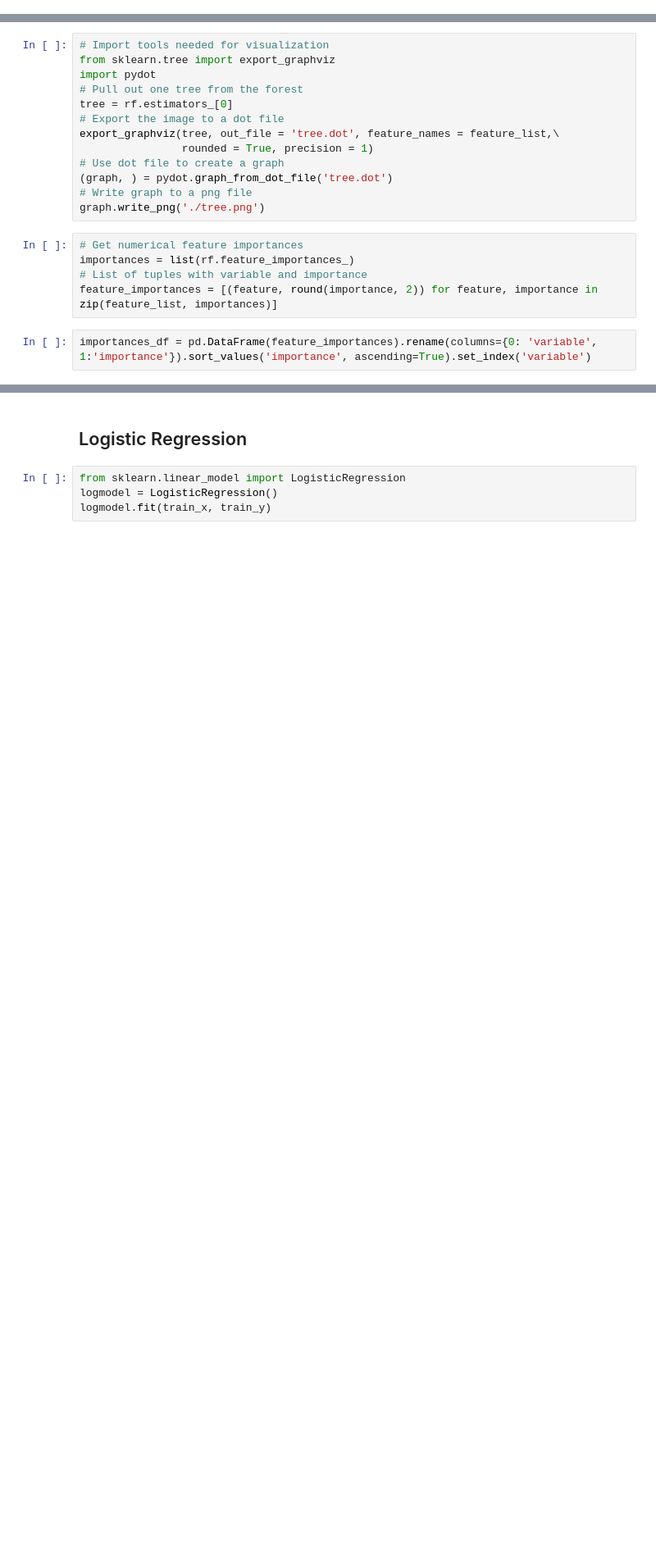
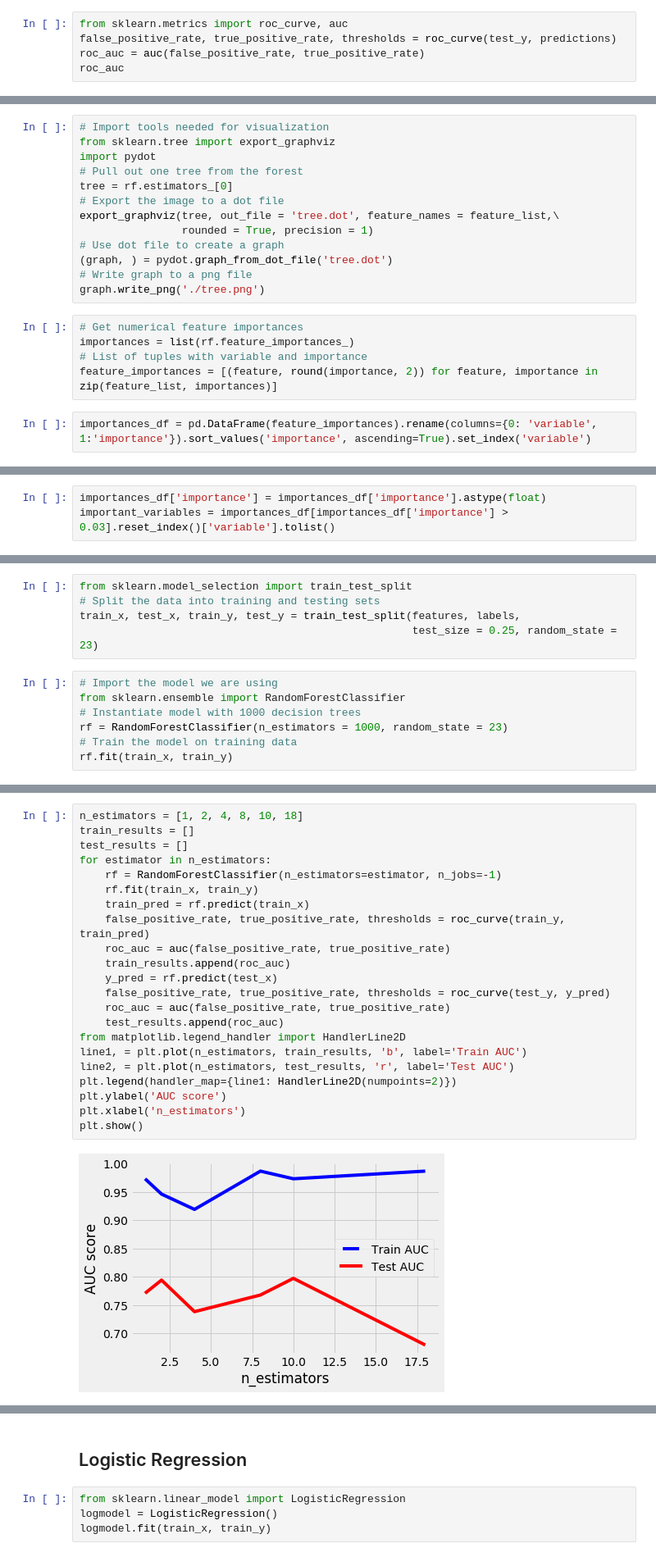
Before and after one commit to azawalich/unravelin-code-test-data-science, a Jupyter notebook: zadanie.ipynb, the cells around one changed output, grey strips where cells are left out. Shown at 82% size. Drawn from its saved outputs; the diff is of its cells as text; blank space fills up the shorter version.

Commit message:
adding model regularization techniques

```diff
--- a/zadanie.ipynb
+++ b/zadanie.ipynb
@@ -475,3 +475,8 @@ confusion_matrix(test_y, predictions)
 # %% [output]
 array([[18,  1],
        [ 7, 10]])
+# %%
+from sklearn.metrics import roc_curve, auc
+false_positive_rate, true_positive_rate, thresholds = roc_curve(test_y, predictions)
+roc_auc = auc(false_positive_rate, true_positive_rate)
+roc_auc
@@ -519,0 +513,3 @@ plt.ylabel('Importance'); plt.xlabel('Variable'); plt.title('Variable Importance
+# %%
+importances_df['importance'] = importances_df['importance'].astype(float)
+important_variables = importances_df[importances_df['importance'] > 0.03].reset_index()['variable'].tolist()
@@ -519,0 +528,12 @@ plt.ylabel('Importance'); plt.xlabel('Variable'); plt.title('Variable Importance
+# %%
+from sklearn.model_selection import train_test_split
+# Split the data into training and testing sets
+train_x, test_x, train_y, test_y = train_test_split(features, labels,
+                                                    test_size = 0.25, random_state = 23)
+# %%
+# Import the model we are using
+from sklearn.ensemble import RandomForestClassifier
+# Instantiate model with 1000 decision trees
+rf = RandomForestClassifier(n_estimators = 1000, random_state = 23)
+# Train the model on training data
+rf.fit(train_x, train_y)
@@ -519,0 +565,24 @@ plt.ylabel('Importance'); plt.xlabel('Variable'); plt.title('Variable Importance
+# %%
+n_estimators = [1, 2, 4, 8, 10, 18]
+train_results = []
+test_results = []
+for estimator in n_estimators:
+    rf = RandomForestClassifier(n_estimators=estimator, n_jobs=-1)
+    rf.fit(train_x, train_y)
+    train_pred = rf.predict(train_x)
+    false_positive_rate, true_positive_rate, thresholds = roc_curve(train_y, train_pred)
+    roc_auc = auc(false_positive_rate, true_positive_rate)
+    train_results.append(roc_auc)
+    y_pred = rf.predict(test_x)
+    false_positive_rate, true_positive_rate, thresholds = roc_curve(test_y, y_pred)
+    roc_auc = auc(false_positive_rate, true_positive_rate)
+    test_results.append(roc_auc)
+from matplotlib.legend_handler import HandlerLine2D
+line1, = plt.plot(n_estimators, train_results, 'b', label='Train AUC')
+line2, = plt.plot(n_estimators, test_results, 'r', label='Test AUC')
+plt.legend(handler_map={line1: HandlerLine2D(numpoints=2)})
+plt.ylabel('AUC score')
+plt.xlabel('n_estimators')
+plt.show()
+# %% [output]
+[figure, added]
```
Also changed, not shown: parts of 18 cells of this notebook.
